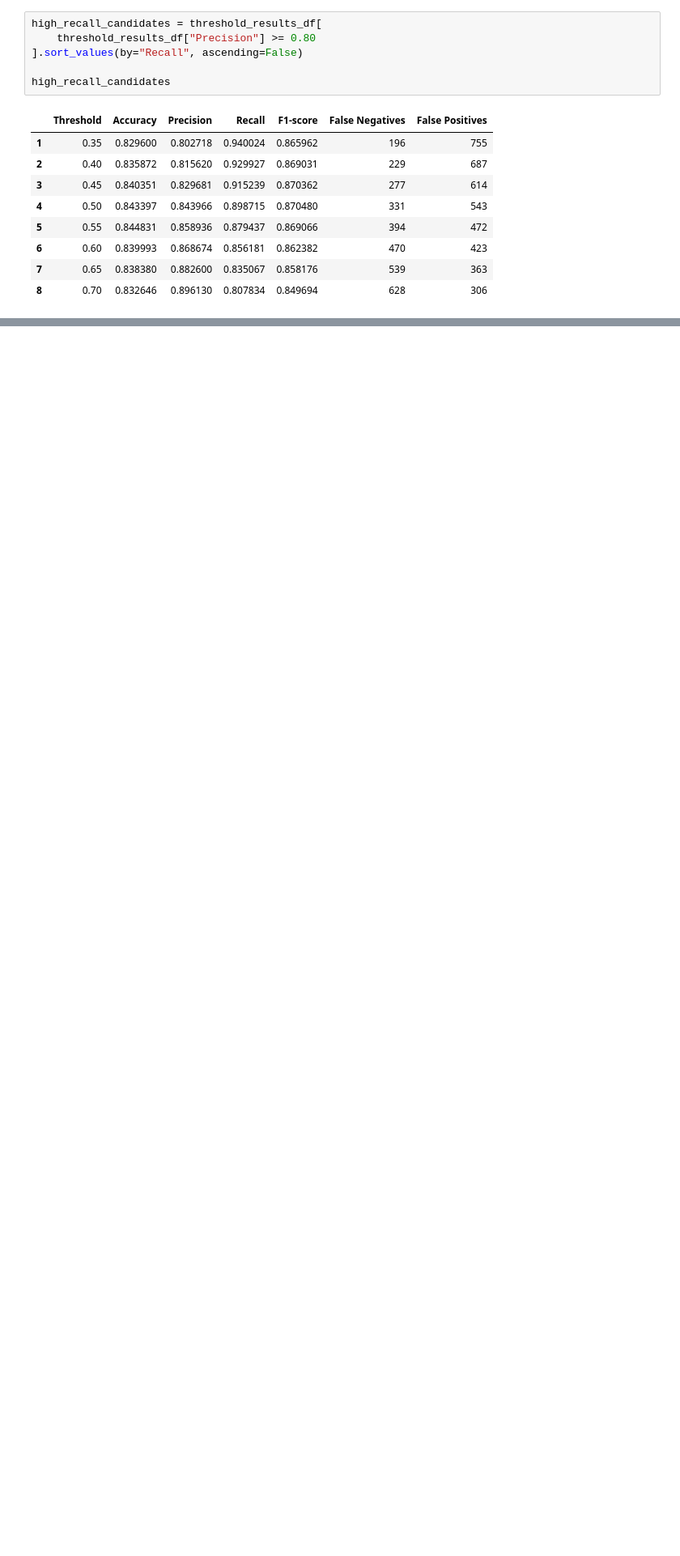
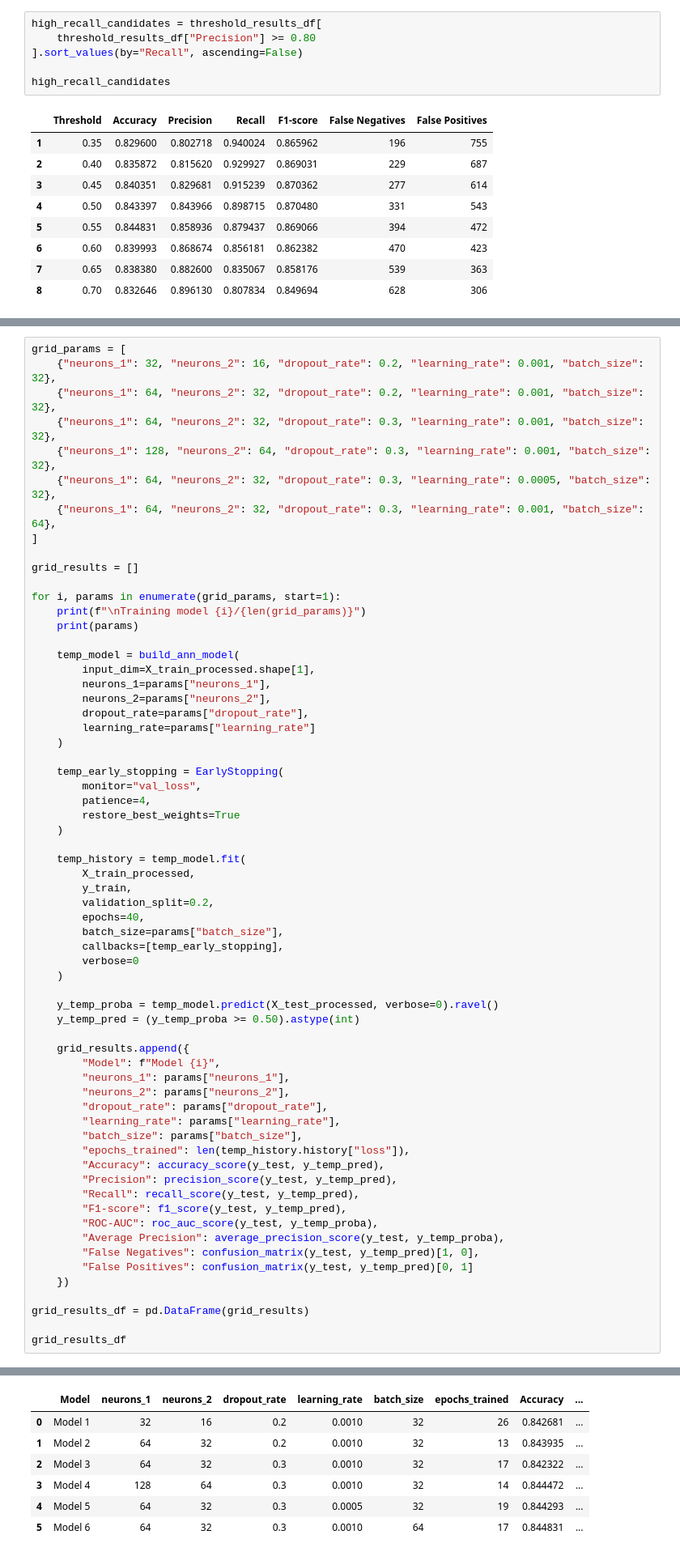
Before and after one commit to emmykristina/mental-health-prediction, a Jupyter notebook: notebooks/Mahtab/02_mahtab_preprocessing_ann.ipynb, the cells around one changed output, grey strips where cells are left out. Shown at 81% size. Drawn from its saved outputs; the diff is of its cells as text; blank space fills up the shorter version.

```diff
--- a/notebooks/Mahtab/02_mahtab_preprocessing_ann.ipynb
+++ b/notebooks/Mahtab/02_mahtab_preprocessing_ann.ipynb
@@ -942,0 +988,65 @@ plt.show()
+# %%
+grid_params = [
+    {"neurons_1": 32, "neurons_2": 16, "dropout_rate": 0.2, "learning_rate": 0.001, "batch_size": 32},
+    {"neurons_1": 64, "neurons_2": 32, "dropout_rate": 0.2, "learning_rate": 0.001, "batch_size": 32},
+    {"neurons_1": 64, "neurons_2": 32, "dropout_rate": 0.3, "learning_rate": 0.001, "batch_size": 32},
+    {"neurons_1": 128, "neurons_2": 64, "dropout_rate": 0.3, "learning_rate": 0.001, "batch_size": 32},
+    {"neurons_1": 64, "neurons_2": 32, "dropout_rate": 0.3, "learning_rate": 0.0005, "batch_size": 32},
+    {"neurons_1": 64, "neurons_2": 32, "dropout_rate": 0.3, "learning_rate": 0.001, "batch_size": 64},
+]
+
+grid_results = []
+
+for i, params in enumerate(grid_params, start=1):
+    print(f"\nTraining model {i}/{len(grid_params)}")
+    print(params)
+
+    temp_model = build_ann_model(
+        input_dim=X_train_processed.shape[1],
+        neurons_1=params["neurons_1"],
+        neurons_2=params["neurons_2"],
+        dropout_rate=params["dropout_rate"],
+        learning_rate=params["learning_rate"]
+    )
+
+    temp_early_stopping = EarlyStopping(
+        monitor="val_loss",
+        patience=4,
+        restore_best_weights=True
+    )
+
+    temp_history = temp_model.fit(
+        X_train_processed,
+        y_train,
+        validation_split=0.2,
+        epochs=40,
+        batch_size=params["batch_size"],
+        callbacks=[temp_early_stopping],
+        verbose=0
+    )
+
+    y_temp_proba = temp_model.predict(X_test_processed, verbose=0).ravel()
+    y_temp_pred = (y_temp_proba >= 0.50).astype(int)
+
+    grid_results.append({
+        "Model": f"Model {i}",
+        "neurons_1": params["neurons_1"],
+        "neurons_2": params["neurons_2"],
+        "dropout_rate": params["dropout_rate"],
+        "learning_rate": params["learning_rate"],
+        "batch_size": params["batch_size"],
+        "epochs_trained": len(temp_history.history["loss"]),
+        "Accuracy": accuracy_score(y_test, y_temp_pred),
+        "Precision": precision_score(y_test, y_temp_pred),
+        "Recall": recall_score(y_test, y_temp_pred),
+        "F1-score": f1_score(y_test, y_temp_pred),
+        "ROC-AUC": roc_auc_score(y_test, y_temp_proba),
+        "Average Precision": average_precision_score(y_test, y_temp_proba),
+        "False Negatives": confusion_matrix(y_test, y_temp_pred)[1, 0],
+        "False Positives": confusion_matrix(y_test, y_temp_pred)[0, 1]
+    })
+
+grid_results_df = pd.DataFrame(grid_results)
+
+grid_results_df
+# %% [output]
@@ -942,0 +1070,7 @@ plt.show()
+|  | Model | neurons_1 | neurons_2 | dropout_rate | learning_rate | batch_size | epochs_trained | Accuracy | ... |
+| 0 | Model 1 | 32 | 16 | 0.2 | 0.0010 | 32 | 26 | 0.842681 | ... |
+| 1 | Model 2 | 64 | 32 | 0.2 | 0.0010 | 32 | 13 | 0.843935 | ... |
+| 2 | Model 3 | 64 | 32 | 0.3 | 0.0010 | 32 | 17 | 0.842322 | ... |
+| 3 | Model 4 | 128 | 64 | 0.3 | 0.0010 | 32 | 14 | 0.844472 | ... |
+| 4 | Model 5 | 64 | 32 | 0.3 | 0.0005 | 32 | 19 | 0.844293 | ... |
+| 5 | Model 6 | 64 | 32 | 0.3 | 0.0010 | 64 | 17 | 0.844831 | ... |
```
Also changed, not shown: parts of 14 cells of this notebook, 2 other files.
